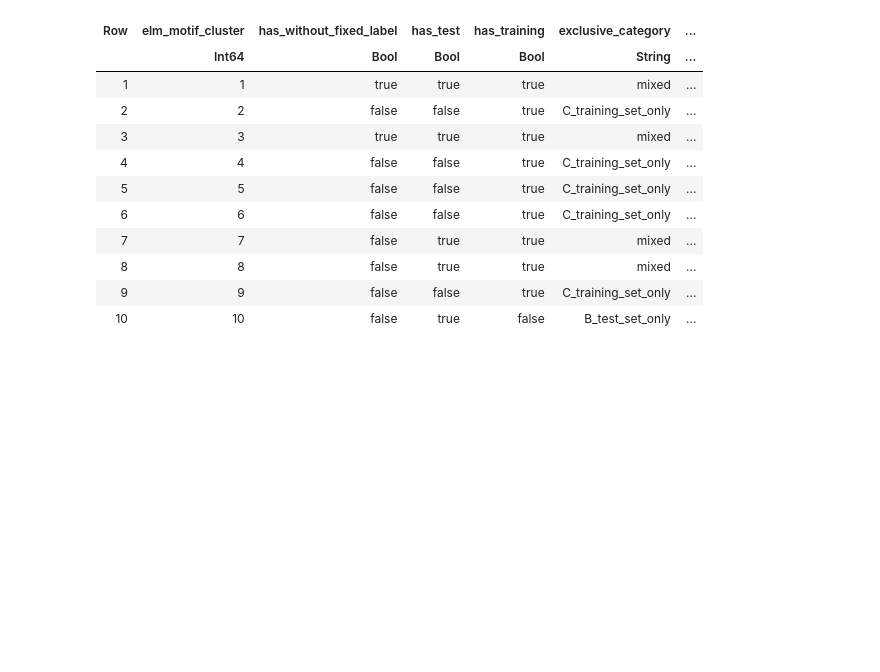
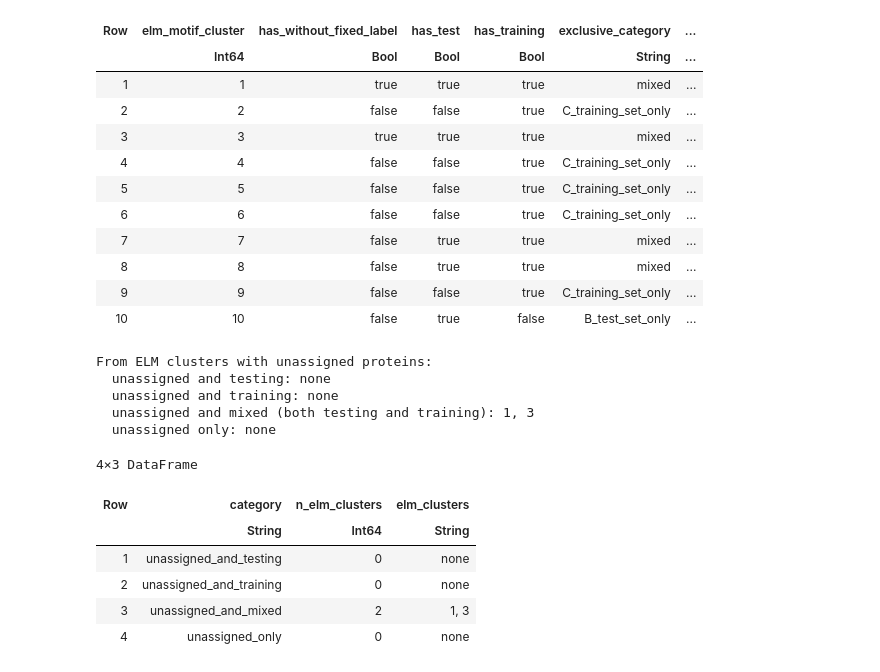
Before and after one commit to diegozea/IDRBindingDataset.jl, a Jupyter notebook: scripts/12_elm_clusters.ipynb, the cells around one changed output. Cells and saved outputs as stored; diff of their text form; code cells hidden in the pictures; blank space fills up the shorter version.

Commit message:
Update ELM clusters analysis notebook

```diff
--- a/scripts/12_elm_clusters.ipynb
+++ b/scripts/12_elm_clusters.ipynb
@@ -153,3 +193,53 @@ D. in both test and training sets: 1, 3, 7, 8
 | 8 | 8 | false | true | true | mixed | ... |
 | 9 | 9 | false | false | true | C_training_set_only | ... |
 | 10 | 10 | false | true | false | B_test_set_only | ... |
+# %%
+# Distribution for ELM clusters that include at least one unassigned protein.
+unassigned_clusters = subset(cluster_presence, :has_without_fixed_label => ByRow(identity))
+
+unassigned_and_testing = unassigned_clusters.elm_motif_cluster[unassigned_clusters.has_test .& .!unassigned_clusters.has_training]
+unassigned_and_training = unassigned_clusters.elm_motif_cluster[.!unassigned_clusters.has_test .& unassigned_clusters.has_training]
+unassigned_and_mixed = unassigned_clusters.elm_motif_cluster[unassigned_clusters.has_test .& unassigned_clusters.has_training]
+unassigned_only = unassigned_clusters.elm_motif_cluster[.!unassigned_clusters.has_test .& .!unassigned_clusters.has_training]
+
+unassigned_distribution = DataFrame(
+    category = [
+        "unassigned_and_testing",
+        "unassigned_and_training",
+        "unassigned_and_mixed",
+        "unassigned_only",
+    ],
+    n_elm_clusters = [
+        length(unassigned_and_testing),
+        length(unassigned_and_training),
+        length(unassigned_and_mixed),
+        length(unassigned_only),
+    ],
+    elm_clusters = [
+        isempty(unassigned_and_testing) ? "none" : join(unassigned_and_testing, ", "),
+        isempty(unassigned_and_training) ? "none" : join(unassigned_and_training, ", "),
+        isempty(unassigned_and_mixed) ? "none" : join(unassigned_and_mixed, ", "),
+        isempty(unassigned_only) ? "none" : join(unassigned_only, ", "),
+    ],
+)
+
+println("From ELM clusters with unassigned proteins:")
+println("  unassigned and testing: ", isempty(unassigned_and_testing) ? "none" : join(unassigned_and_testing, ", "))
+println("  unassigned and training: ", isempty(unassigned_and_training) ? "none" : join(unassigned_and_training, ", "))
+println("  unassigned and mixed (both testing and training): ", isempty(unassigned_and_mixed) ? "none" : join(unassigned_and_mixed, ", "))
+println("  unassigned only: ", isempty(unassigned_only) ? "none" : join(unassigned_only, ", "))
+
+unassigned_distribution
+# %% [output]
+From ELM clusters with unassigned proteins:
+  unassigned and testing: none
+  unassigned and training: none
+  unassigned and mixed (both testing and training): 1, 3
+  unassigned only: none
+4×3 DataFrame
+| Row | category | n_elm_clusters | elm_clusters |
+|  | String | Int64 | String |
+| 1 | unassigned_and_testing | 0 | none |
+| 2 | unassigned_and_training | 0 | none |
+| 3 | unassigned_and_mixed | 2 | 1, 3 |
+| 4 | unassigned_only | 0 | none |
```
Also changed, not shown: parts of 1 cell of this notebook.
